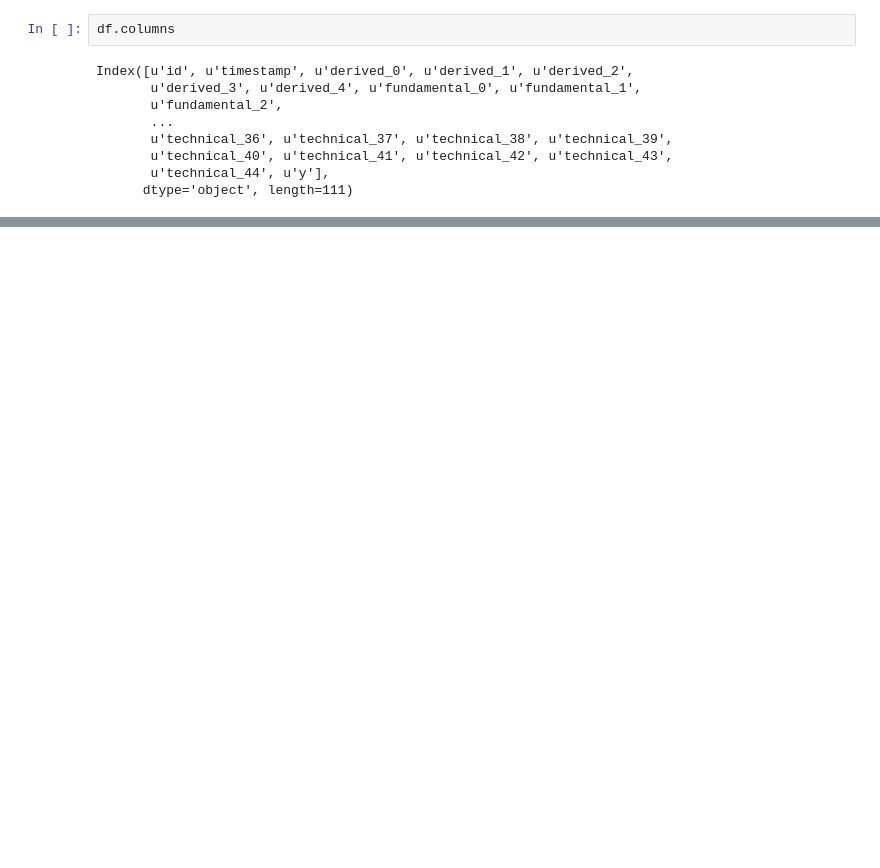
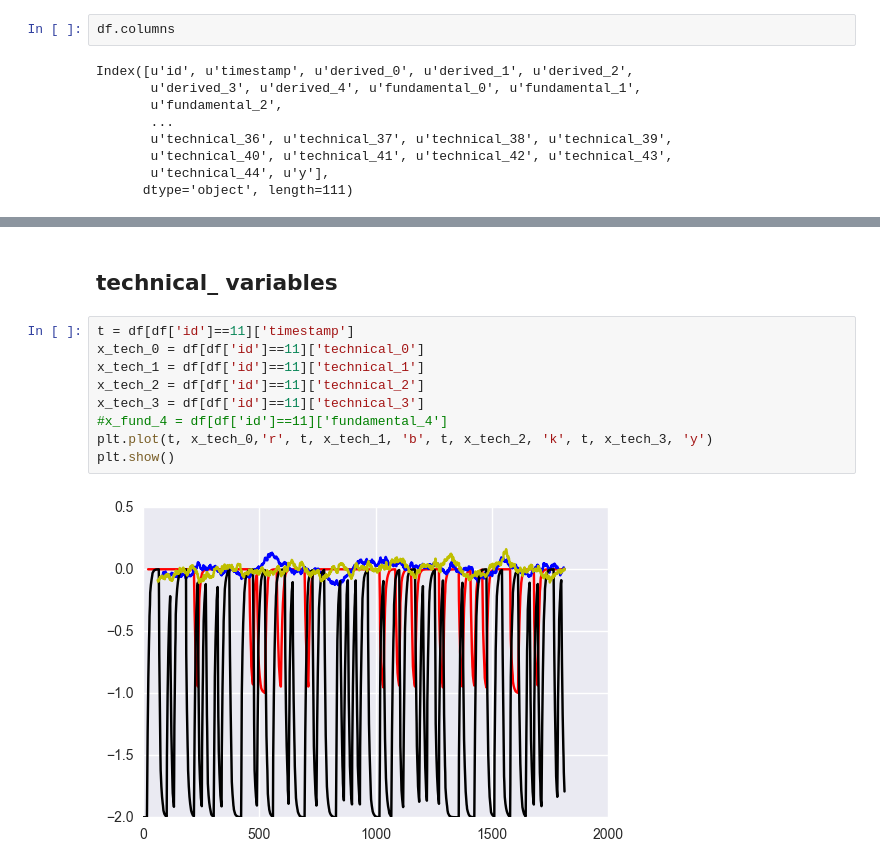
Before and after one commit to VictorPelaez/Time-series-financial, a Jupyter notebook: notebooks/first_exploration.ipynb, the cells around one changed output, grey strips where cells are left out. Cells and saved outputs as stored; diff of their text form; blank space fills up the shorter version.

```diff
--- a/notebooks/first_exploration.ipynb
+++ b/notebooks/first_exploration.ipynb
@@ -119,0 +148,13 @@ plt.show()
+# %% [markdown]
+## technical_ variables
+# %%
+t = df[df['id']==11]['timestamp']
+x_tech_0 = df[df['id']==11]['technical_0']
+x_tech_1 = df[df['id']==11]['technical_1']
+x_tech_2 = df[df['id']==11]['technical_2']
+x_tech_3 = df[df['id']==11]['technical_3']
+#x_fund_4 = df[df['id']==11]['fundamental_4']
+plt.plot(t, x_tech_0,'r', t, x_tech_1, 'b', t, x_tech_2, 'k', t, x_tech_3, 'y')
+plt.show()
+# %% [output]
+[figure, added]
```
Also changed, not shown: parts of 14 cells of this notebook.
